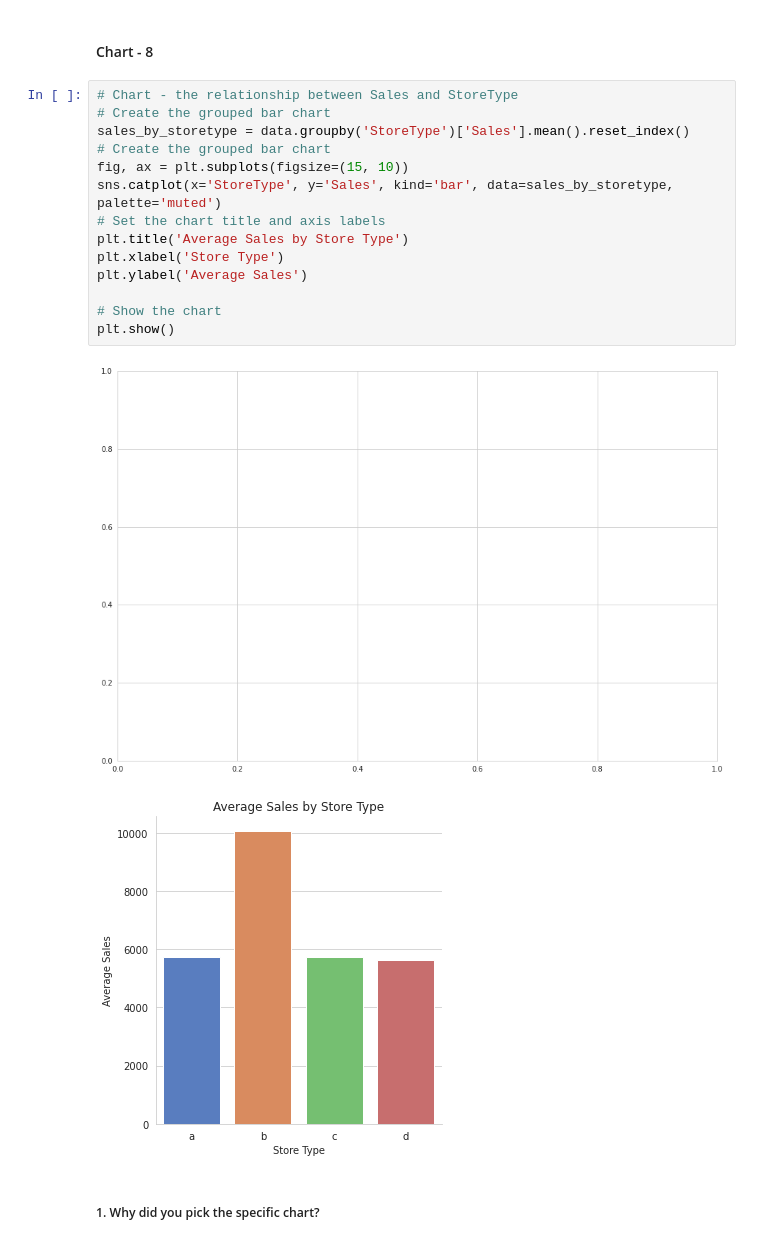
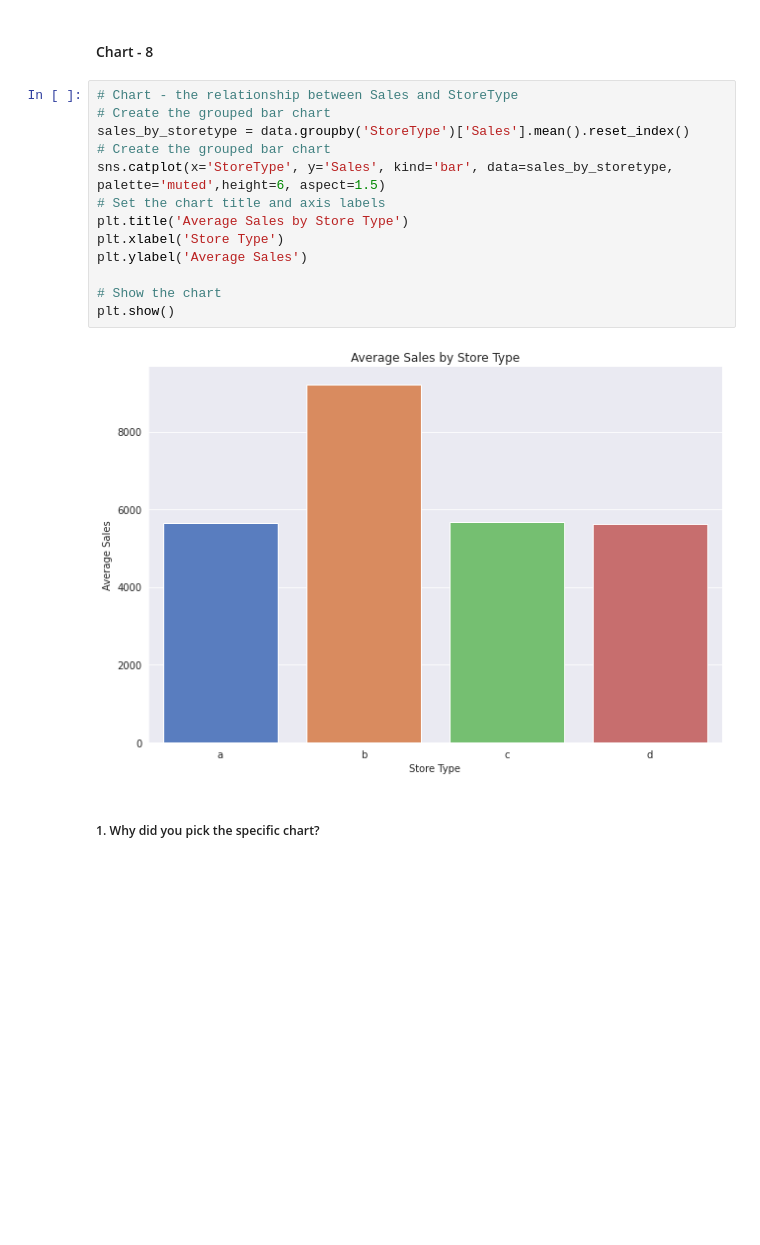
Before and after one commit to shivam887423/Retail-Sales-Prediction, a Jupyter notebook: ML_CAPSTONE.ipynb, the cells around one changed output. Saved outputs shown, nothing was run; the diff lists cells and outputs as text; blank space fills up the shorter version.

```diff
--- a/ML_CAPSTONE.ipynb
+++ b/ML_CAPSTONE.ipynb
@@ -938,20 +938,18 @@ In summary, the insights gained from the line plot can help create a positive bu
 # %%
 # Chart - the relationship between Sales and StoreType
 # Create the grouped bar chart
 sales_by_storetype = data.groupby('StoreType')['Sales'].mean().reset_index()
 # Create the grouped bar chart
-fig, ax = plt.subplots(figsize=(15, 10))
-sns.catplot(x='StoreType', y='Sales', kind='bar', data=sales_by_storetype, palette='muted')
+sns.catplot(x='StoreType', y='Sales', kind='bar', data=sales_by_storetype, palette='muted',height=6, aspect=1.5)
 # Set the chart title and axis labels
 plt.title('Average Sales by Store Type')
 plt.xlabel('Store Type')
 plt.ylabel('Average Sales')
 
 # Show the chart
 plt.show()
 # %% [output]
-[figure, old version]
+[figure, new version]
-[figure, removed]
 # %% [markdown]
 ##### 1. Why did you pick the specific chart?
 # %% [markdown]
```
Also changed, not shown: parts of 26 cells of this notebook.
